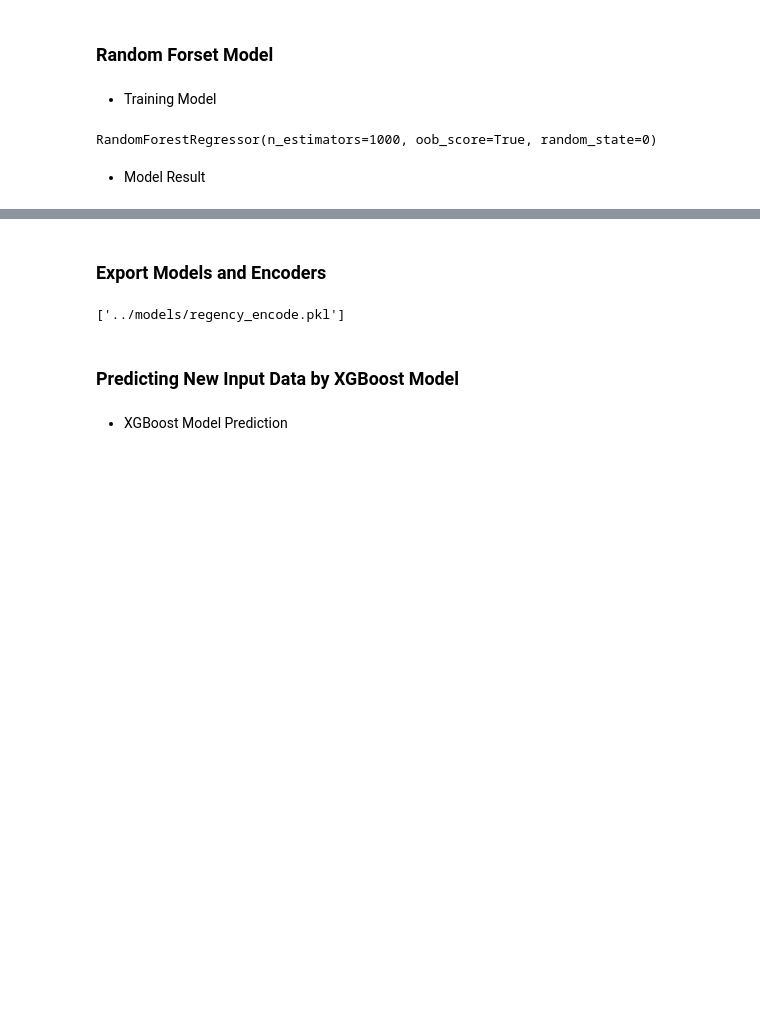
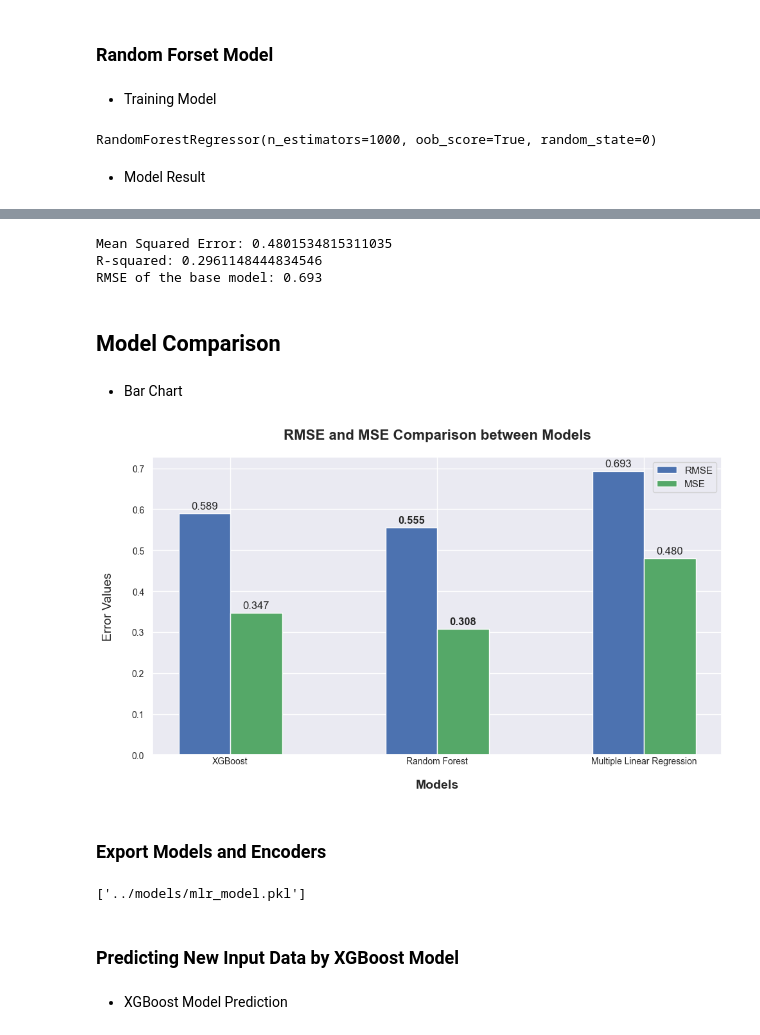
Before and after one commit to wahpram/DAV-Bali-Land-Price-Prediction, a Jupyter notebook: notebooks/data_analysis.ipynb, the cells around one changed output, grey strips where cells are left out. Saved outputs shown, nothing was run; the diff lists cells and outputs as text; code cells hidden in the pictures; blank space fills up the shorter version.

Commit message:
new models

```diff
--- a/notebooks/data_analysis.ipynb
+++ b/notebooks/data_analysis.ipynb
@@ -814,3 +823,80 @@ R-squared: 0.5482650091093115
+# %%
+# Making predictions
+predictions = mlr_model.predict(X)
+
+# Evaluating the model
+mse_mlr = mean_squared_error(y, predictions)
+print(f'Mean Squared Error: {mse_mlr}')
+
+r2_mlr = r2_score(y, predictions)
+print(f'R-squared: {r2_mlr}')
+
+rmse_mlr = sqrt(mse_mlr)
+print(f"RMSE of the base model: {rmse_mlr:.3f}")
+# %% [output]
+Mean Squared Error: 0.4801534815311035
+R-squared: 0.2961148444834546
+RMSE of the base model: 0.693
+# %% [markdown]
+## Model Comparison
+# %%
+models = ['XGBoost', 'Random Forest', 'Multiple Linear Regression']
+
+rmse_chart = [rmse_xgb, rmse_rfr, rmse_mlr]
+
+mse_chart = [mse_xgb, mse_rfr, mse_mlr]
+# %% [markdown]
+- Bar Chart
+# %%
+fig, ax = plt.subplots(figsize=(10, 6))
+
+bar_width = 0.25
+
+index = np.arange(len(models))
+
+# RMSE bars
+rmse_bars = ax.bar(index, rmse_chart, bar_width, label='RMSE', color='b')
+
+# MSE bars
+mse_bars = ax.bar(index + bar_width, mse_chart, bar_width, label='MSE', color='g')
+
+# Labels, Title, and Legend
+ax.set_xlabel('Models', fontweight='bold', labelpad=15)
+ax.set_ylabel('Error Values', labelpad=20)
+ax.set_title('RMSE and MSE Comparison between Models', fontweight='bold', pad=20)
+ax.set_xticks(index + bar_width / 2)
+ax.set_xticklabels(models)
+ax.tick_params(axis='x', pad=-4)
+ax.legend()
+
+
+for bar in rmse_bars:
+    height = bar.get_height()
+    fontweight = 'normal'
+    if height == min(rmse_chart):
+        fontweight = 'bold'
+    ax.annotate(f'{height:.3f}',
+                xy=(bar.get_x() + bar.get_width() / 2, height),
+                xytext=(0, 3),
+                textcoords="offset points",
+                ha='center', va='bottom', fontweight=fontweight)
+
+for bar in mse_bars:
+    height = bar.get_height()
+    fontweight = 'normal'
+    if height == min(mse_chart):
+        fontweight = 'bold'
+    ax.annotate(f'{height:.3f}',
+                xy=(bar.get_x() + bar.get_width() / 2, height),
+                xytext=(0, 3),
+                textcoords="offset points",
+                ha='center', va='bottom', fontweight=fontweight)
+
+# SPlotting
+plt.tight_layout()
+plt.show()
+# %% [output]
+[figure, added]
 # %% [markdown]
 ### Export Models and Encoders
 # %%
@@ -818,8 +904,9 @@ joblib.dump(rfr_model, '../models/rfr_model.pkl')
 joblib.dump(model, '../models/xgboost_model.pkl')
 joblib.dump(encoding_subd, '../models/subdistrict_encode.pkl')
 joblib.dump(encoding_dict, '../models/regency_encode.pkl')
+joblib.dump(mlr_model, '../models/mlr_model.pkl')
 # %% [output]
-['../models/regency_encode.pkl']
+['../models/mlr_model.pkl']
 # %% [markdown]
 ### Predicting New Input Data by XGBoost Model
 # %%
```
Also changed, not shown: parts of 21 cells of this notebook, 4 other files.
